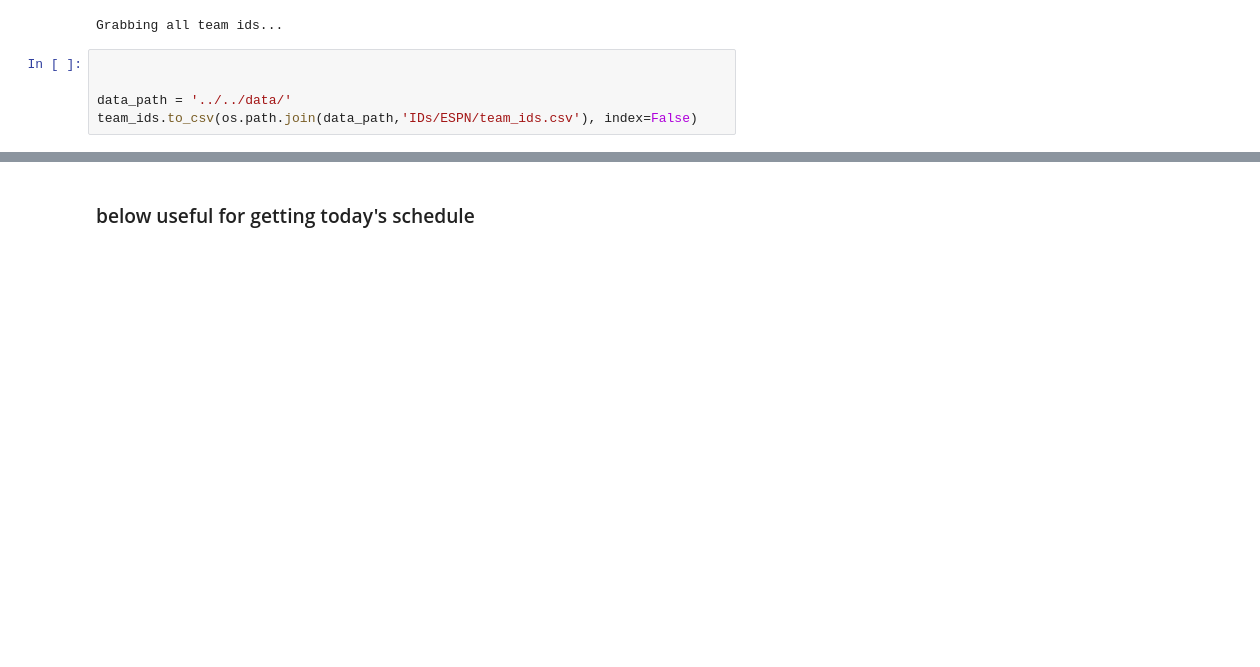
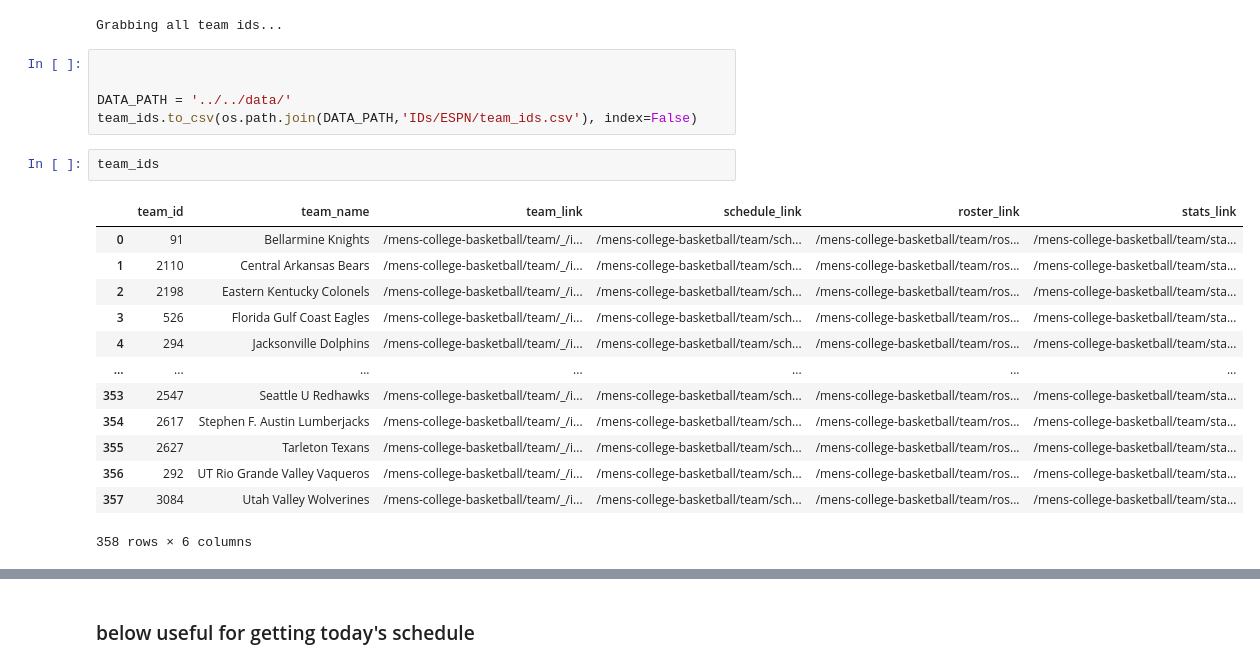
Before and after one commit to btatkinson/NCAA-basketball-Capstone, a Jupyter notebook: notebooks/data_retrieval/pull_ESPN_team_ids_and_schedules.ipynb, the cells around one changed output, grey strips where cells are left out. Drawn from its saved outputs; the diff is of its cells as text; blank space fills up the shorter version.

Commit message:
espn scraper coming along

```diff
--- a/notebooks/data_retrieval/pull_espn_pbp.ipynb
+++ b/notebooks/data_retrieval/pull_ESPN_team_ids_and_schedules.ipynb
@@ -47,7 +50,23 @@ Grabbing all team ids...
 # %%
 
 
-data_path = '../../data/'
-team_ids.to_csv(os.path.join(data_path,'IDs/ESPN/team_ids.csv'), index=False)
+DATA_PATH = '../../data/'
+team_ids.to_csv(os.path.join(DATA_PATH,'IDs/ESPN/team_ids.csv'), index=False)
+# %%
+team_ids
+# %% [output]
+|  | team_id | team_name | team_link | schedule_link | roster_link | stats_link |
+| 0 | 91 | Bellarmine Knights | /mens-college-basketball/team/_/i... | /mens-college-basketball/team/sch... | /mens-college-basketball/team/ros... | /mens-college-basketball/team/sta... |
+| 1 | 2110 | Central Arkansas Bears | /mens-college-basketball/team/_/i... | /mens-college-basketball/team/sch... | /mens-college-basketball/team/ros... | /mens-college-basketball/team/sta... |
+| 2 | 2198 | Eastern Kentucky Colonels | /mens-college-basketball/team/_/i... | /mens-college-basketball/team/sch... | /mens-college-basketball/team/ros... | /mens-college-basketball/team/sta... |
+| 3 | 526 | Florida Gulf Coast Eagles | /mens-college-basketball/team/_/i... | /mens-college-basketball/team/sch... | /mens-college-basketball/team/ros... | /mens-college-basketball/team/sta... |
+| 4 | 294 | Jacksonville Dolphins | /mens-college-basketball/team/_/i... | /mens-college-basketball/team/sch... | /mens-college-basketball/team/ros... | /mens-college-basketball/team/sta... |
+| ... | ... | ... | ... | ... | ... | ... |
+| 353 | 2547 | Seattle U Redhawks | /mens-college-basketball/team/_/i... | /mens-college-basketball/team/sch... | /mens-college-basketball/team/ros... | /mens-college-basketball/team/sta... |
+| 354 | 2617 | Stephen F. Austin Lumberjacks | /mens-college-basketball/team/_/i... | /mens-college-basketball/team/sch... | /mens-college-basketball/team/ros... | /mens-college-basketball/team/sta... |
+| 355 | 2627 | Tarleton Texans | /mens-college-basketball/team/_/i... | /mens-college-basketball/team/sch... | /mens-college-basketball/team/ros... | /mens-college-basketball/team/sta... |
+| 356 | 292 | UT Rio Grande Valley Vaqueros | /mens-college-basketball/team/_/i... | /mens-college-basketball/team/sch... | /mens-college-basketball/team/ros... | /mens-college-basketball/team/sta... |
+| 357 | 3084 | Utah Valley Wolverines | /mens-college-basketball/team/_/i... | /mens-college-basketball/team/sch... | /mens-college-basketball/team/ros... | /mens-college-basketball/team/sta... |
+358 rows × 6 columns
 # %%
 
```
Also changed, not shown: parts of 9 cells of this notebook, 3 other files.
